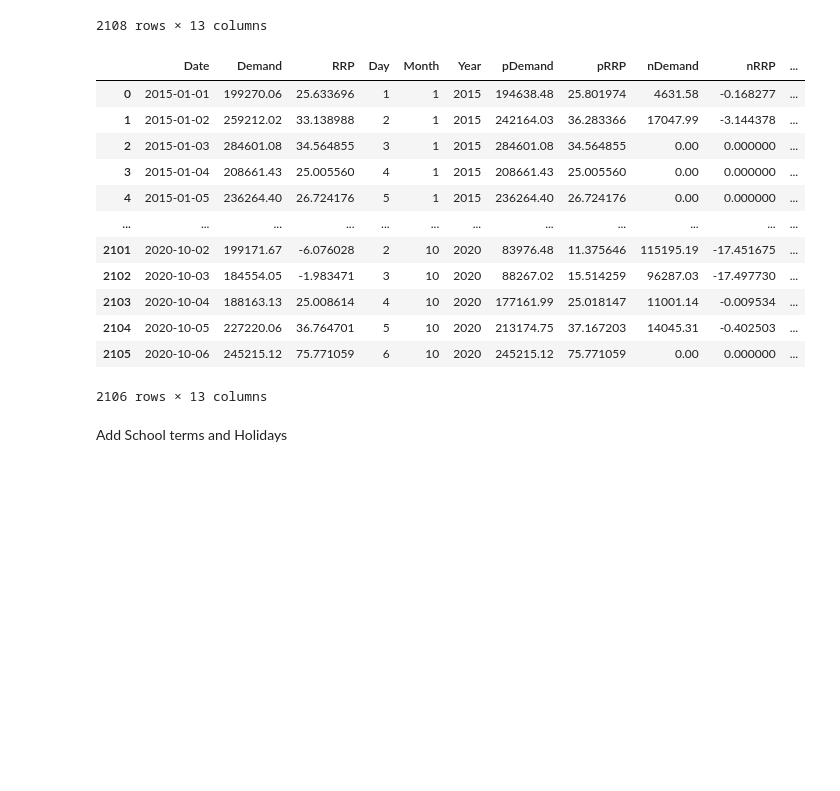
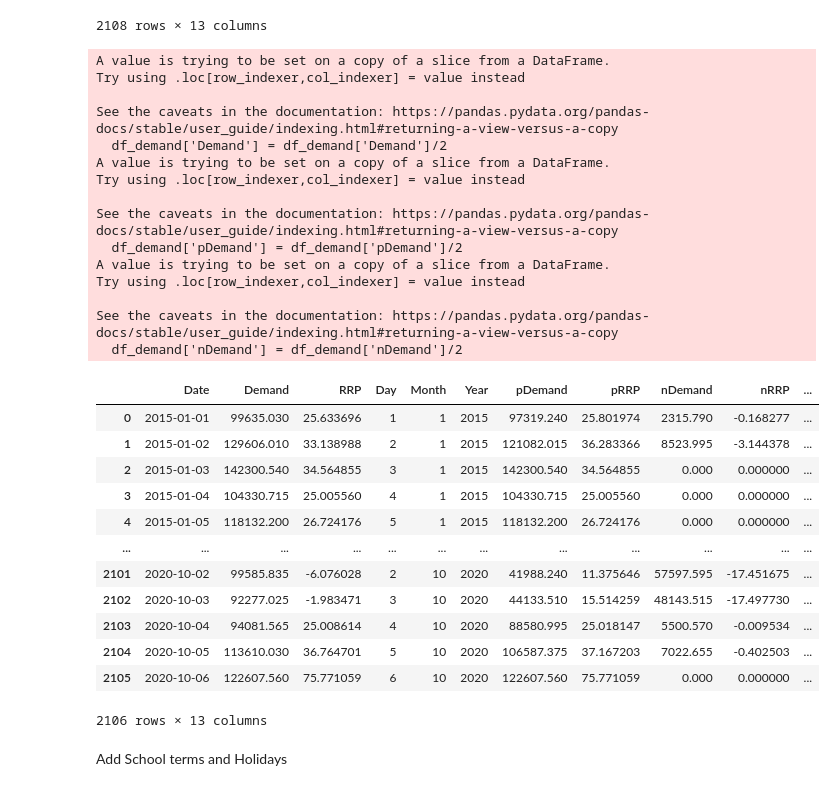
Before and after one commit to aramakus/Materials, a Jupyter notebook: data scraping/Explore_Data.ipynb, the cells around one changed output. Saved outputs shown, nothing was run; the diff lists cells and outputs as text; code cells hidden in the pictures; blank space fills up the shorter version.

```diff
--- a/data scraping/Explore_Data.ipynb
+++ b/data scraping/Explore_Data.ipynb
@@ -215,23 +216,41 @@ df_demand
 | 2106 | 2020-10-07 | 241919.81 | 129.516975 | 7 | 10 | 2020 | 241919.81 | 129.516975 | 0.00 | 0.000000 | ... |
 | 2107 | 2020-10-08 | 4456.44 | 31.330000 | 8 | 10 | 2020 | 4456.44 | 31.330000 | 0.00 | 0.000000 | ... |
 2108 rows × 13 columns
-# %%
-df_demand = df_demand[:-2]
-df_demand
-# %% [output]
-|  | Date | Demand | RRP | Day | Month | Year | pDemand | pRRP | nDemand | nRRP | ... |
-| 0 | 2015-01-01 | 199270.06 | 25.633696 | 1 | 1 | 2015 | 194638.48 | 25.801974 | 4631.58 | -0.168277 | ... |
-| 1 | 2015-01-02 | 259212.02 | 33.138988 | 2 | 1 | 2015 | 242164.03 | 36.283366 | 17047.99 | -3.144378 | ... |
-| 2 | 2015-01-03 | 284601.08 | 34.564855 | 3 | 1 | 2015 | 284601.08 | 34.564855 | 0.00 | 0.000000 | ... |
-| 3 | 2015-01-04 | 208661.43 | 25.005560 | 4 | 1 | 2015 | 208661.43 | 25.005560 | 0.00 | 0.000000 | ... |
-| 4 | 2015-01-05 | 236264.40 | 26.724176 | 5 | 1 | 2015 | 236264.40 | 26.724176 | 0.00 | 0.000000 | ... |
-| ... | ... | ... | ... | ... | ... | ... | ... | ... | ... | ... | ... |
-| 2101 | 2020-10-02 | 199171.67 | -6.076028 | 2 | 10 | 2020 | 83976.48 | 11.375646 | 115195.19 | -17.451675 | ... |
-| 2102 | 2020-10-03 | 184554.05 | -1.983471 | 3 | 10 | 2020 | 88267.02 | 15.514259 | 96287.03 | -17.497730 | ... |
-| 2103 | 2020-10-04 | 188163.13 | 25.008614 | 4 | 10 | 2020 | 177161.99 | 25.018147 | 11001.14 | -0.009534 | ... |
-| 2104 | 2020-10-05 | 227220.06 | 36.764701 | 5 | 10 | 2020 | 213174.75 | 37.167203 | 14045.31 | -0.402503 | ... |
-| 2105 | 2020-10-06 | 245215.12 | 75.771059 | 6 | 10 | 2020 | 245215.12 | 75.771059 | 0.00 | 0.000000 | ... |
-2106 rows × 13 columns
+# %%
+df_demand = df_demand[:-2]
+df_demand['Demand'] = df_demand['Demand']/2
+df_demand['pDemand'] = df_demand['pDemand']/2
+df_demand['nDemand'] = df_demand['nDemand']/2
+df_demand
+# %% [output]
+A value is trying to be set on a copy of a slice from a DataFrame.
+Try using .loc[row_indexer,col_indexer] = value instead
+
+See the caveats in the documentation: https://pandas.pydata.org/pandas-docs/stable/user_guide/indexing.html#returning-a-view-versus-a-copy
+  df_demand['Demand'] = df_demand['Demand']/2
+A value is trying to be set on a copy of a slice from a DataFrame.
+Try using .loc[row_indexer,col_indexer] = value instead
+
+See the caveats in the documentation: https://pandas.pydata.org/pandas-docs/stable/user_guide/indexing.html#returning-a-view-versus-a-copy
+  df_demand['pDemand'] = df_demand['pDemand']/2
+A value is trying to be set on a copy of a slice from a DataFrame.
+Try using .loc[row_indexer,col_indexer] = value instead
+
+See the caveats in the documentation: https://pandas.pydata.org/pandas-docs/stable/user_guide/indexing.html#returning-a-view-versus-a-copy
+  df_demand['nDemand'] = df_demand['nDemand']/2
+|  | Date | Demand | RRP | Day | Month | Year | pDemand | pRRP | nDemand | nRRP | ... |
+| 0 | 2015-01-01 | 99635.030 | 25.633696 | 1 | 1 | 2015 | 97319.240 | 25.801974 | 2315.790 | -0.168277 | ... |
+| 1 | 2015-01-02 | 129606.010 | 33.138988 | 2 | 1 | 2015 | 121082.015 | 36.283366 | 8523.995 | -3.144378 | ... |
+| 2 | 2015-01-03 | 142300.540 | 34.564855 | 3 | 1 | 2015 | 142300.540 | 34.564855 | 0.000 | 0.000000 | ... |
+| 3 | 2015-01-04 | 104330.715 | 25.005560 | 4 | 1 | 2015 | 104330.715 | 25.005560 | 0.000 | 0.000000 | ... |
+| 4 | 2015-01-05 | 118132.200 | 26.724176 | 5 | 1 | 2015 | 118132.200 | 26.724176 | 0.000 | 0.000000 | ... |
+| ... | ... | ... | ... | ... | ... | ... | ... | ... | ... | ... | ... |
+| 2101 | 2020-10-02 | 99585.835 | -6.076028 | 2 | 10 | 2020 | 41988.240 | 11.375646 | 57597.595 | -17.451675 | ... |
+| 2102 | 2020-10-03 | 92277.025 | -1.983471 | 3 | 10 | 2020 | 44133.510 | 15.514259 | 48143.515 | -17.497730 | ... |
+| 2103 | 2020-10-04 | 94081.565 | 25.008614 | 4 | 10 | 2020 | 88580.995 | 25.018147 | 5500.570 | -0.009534 | ... |
+| 2104 | 2020-10-05 | 113610.030 | 36.764701 | 5 | 10 | 2020 | 106587.375 | 37.167203 | 7022.655 | -0.402503 | ... |
+| 2105 | 2020-10-06 | 122607.560 | 75.771059 | 6 | 10 | 2020 | 122607.560 | 75.771059 | 0.000 | 0.000000 | ... |
+2106 rows × 13 columns
 # %% [markdown]
 Add School terms and Holidays
 # %%
```
Also changed, not shown: parts of 9 cells of this notebook, 12 other files.
